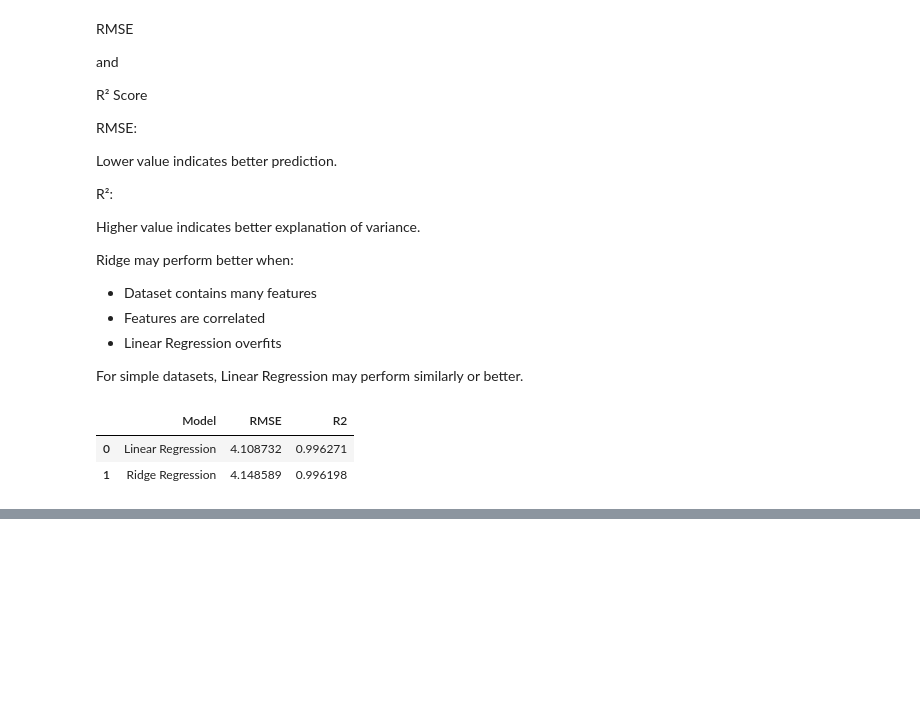
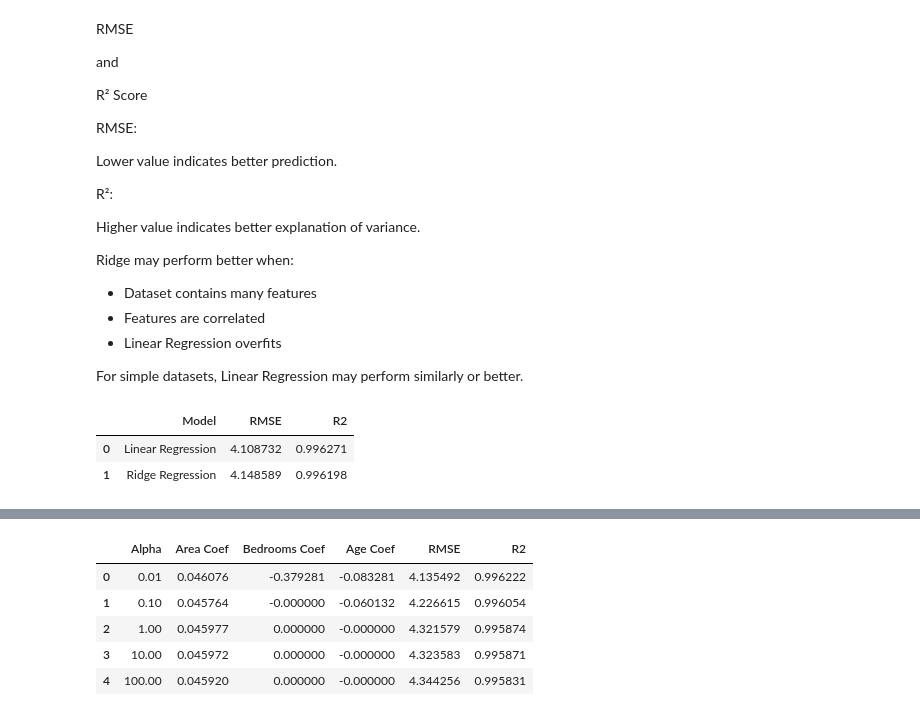
Before and after one commit to Kawin-Ceg/ml-sem5-works, a Jupyter notebook: lab_3_work/lab_3_ques_5.ipynb, the cells around one changed output, grey strips where cells are left out. Drawn from its saved outputs; the diff is of its cells as text; code cells hidden in the pictures; blank space fills up the shorter version.

```diff
--- a/lab_3_work/lab_3_ques_5.ipynb
+++ b/lab_3_work/lab_3_ques_5.ipynb
@@ -516,0 +930,22 @@ model_comparison
+# %%
+lasso_table=pd.DataFrame(
+    lasso_results,
+    columns=[
+        "Alpha",
+        "Area Coef",
+        "Bedrooms Coef",
+        "Age Coef",
+        "RMSE",
+        "R2"
+    ]
+)
+
+
+lasso_table
+# %% [output]
+|  | Alpha | Area Coef | Bedrooms Coef | Age Coef | RMSE | R2 |
+| 0 | 0.01 | 0.046076 | -0.379281 | -0.083281 | 4.135492 | 0.996222 |
+| 1 | 0.10 | 0.045764 | -0.000000 | -0.060132 | 4.226615 | 0.996054 |
+| 2 | 1.00 | 0.045977 | 0.000000 | -0.000000 | 4.321579 | 0.995874 |
+| 3 | 10.00 | 0.045972 | 0.000000 | -0.000000 | 4.323583 | 0.995871 |
+| 4 | 100.00 | 0.045920 | 0.000000 | -0.000000 | 4.344256 | 0.995831 |
```
Also changed, not shown: parts of 15 cells of this notebook, 3 other files.
